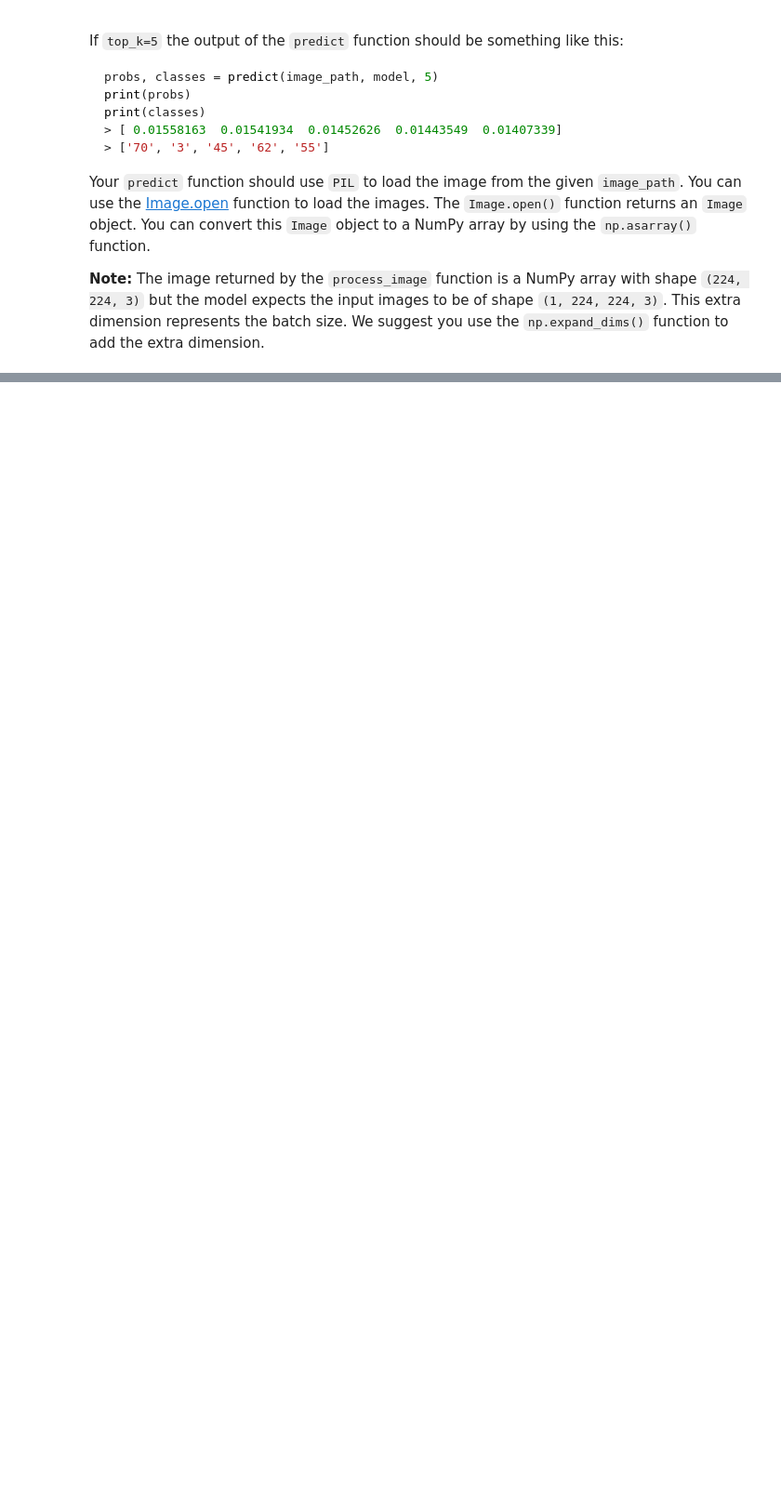
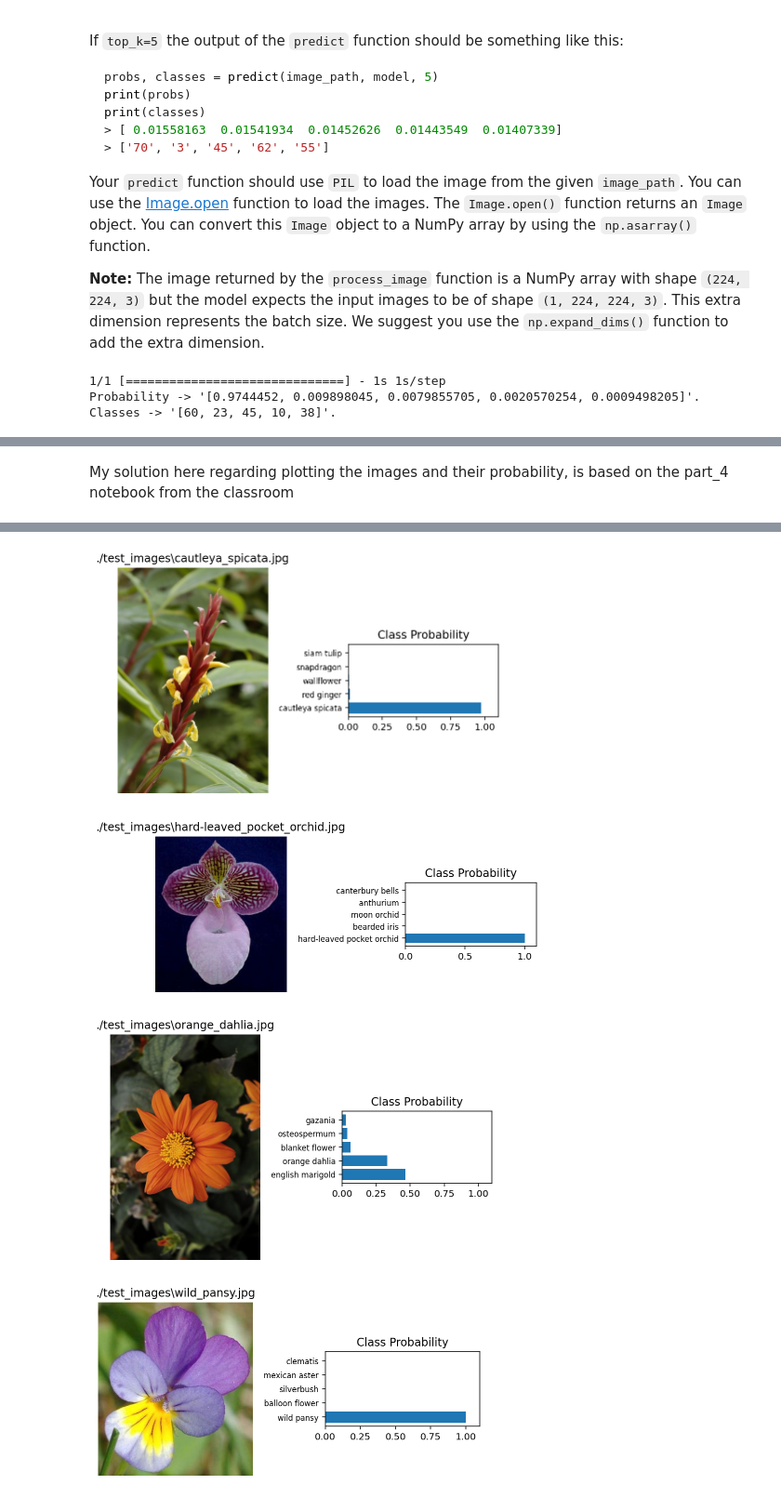
Before and after one commit to 84black84/Image-Classifier, a Jupyter notebook: Project_Image_Classifier_Project.ipynb, the cells around one changed output, grey strips where cells are left out. Shown at 93% size. Drawn from its saved outputs; the diff is of its cells as text; code cells hidden in the pictures; blank space fills up the shorter version.

Commit message:
Finishing the project's notebook questions

```diff
--- a/Project_Image_Classifier_Project.ipynb
+++ b/Project_Image_Classifier_Project.ipynb
@@ -128,8 +133,8 @@ for image, label in training_set.take(1):
 
 You'll also need to load in a mapping from label to category name. You can find this in the file `label_map.json`. It's a JSON object which you can read in with the [`json` module](https://docs.python.org/3.7/library/json.html). This will give you a dictionary mapping the integer coded labels to the actual names of the flowers.
 # %%
-with open('label_map.json', 'r') as f:
-    class_names = json.load(f)
+with open('label_map.json') as json_file:
+    class_names = json.load(json_file)
 
 # print(class_names)
 # %%
@@ -288,3 +395,27 @@ Your `predict` function should use `PIL` to load the image from the given `image
+# %%
+# Create the predict function
+def predict(image_path, model, top_k):
+    loaded_image = Image.open(image_path)
+    loaded_image = np.asarray(loaded_image)
+    processed_image = process_image(loaded_image)
+    image_to_predict = np.expand_dims(processed_image, axis=0)
+    prediction_results = model.predict(image_to_predict)
+
+    values, indices = tf.nn.top_k(prediction_results, k=top_k)
+    probs = list(values.numpy()[0])
+    classes = list(indices.numpy()[0])
+
+    return probs, classes
+# %%
+image_path = "./test_images/cautleya_spicata.jpg"
+probs, classes = predict(image_path, model, 5)
+
+print("Probability -> '{}'.".format(probs))
+print("Classes -> '{}'.".format(classes))
+# %% [output]
+1/1 [==============================] - 1s 1s/step
+Probability -> '[0.9744452, 0.009898045, 0.0079855705, 0.0020570254, 0.0009498205]'.
+Classes -> '[60, 23, 45, 10, 38]'.
 # %% [markdown]
 # Sanity Check
 
@@ -304,0 +434,23 @@ You can convert from the class integer labels to actual flower names using `clas
+# %% [markdown]
+My solution here regarding plotting the images and their probability, is based on the part_4 notebook from the classroom
+# %%
+files = glob.glob("./test_images/*")
+
+# Plot the input image along with the top 5 classes
+for image_path in files:
+    probs, classes = predict(image_path, model, 5)
+    top_classes = [class_names[str(i+1)] for i in classes]
+
+    fig, (ax1, ax2) = plt.subplots(figsize=(6,9), ncols=2)
+    ax1.imshow(Image.open(image_path), cmap = plt.cm.binary)
+    ax1.axis('off')
+    ax1.set_title(image_path)
+    # ax1.set_title(class_names[first_label])
+    ax2.barh(np.arange(5), probs)
+    ax2.set_aspect(0.1)
+    ax2.set_yticks(np.arange(5))
+    ax2.set_yticklabels(top_classes, size='small');
+    ax2.set_title('Class Probability')
+    ax2.set_xlim(0, 1.1)
+    plt.tight_layout()
+# %% [output]
@@ -304,0 +461,4 @@ You can convert from the class integer labels to actual flower names using `clas
+[figure, added]
+[figure, added]
+[figure, added]
+[figure, added]
```
Also changed, not shown: parts of 18 cells of this notebook, 4 other files.
